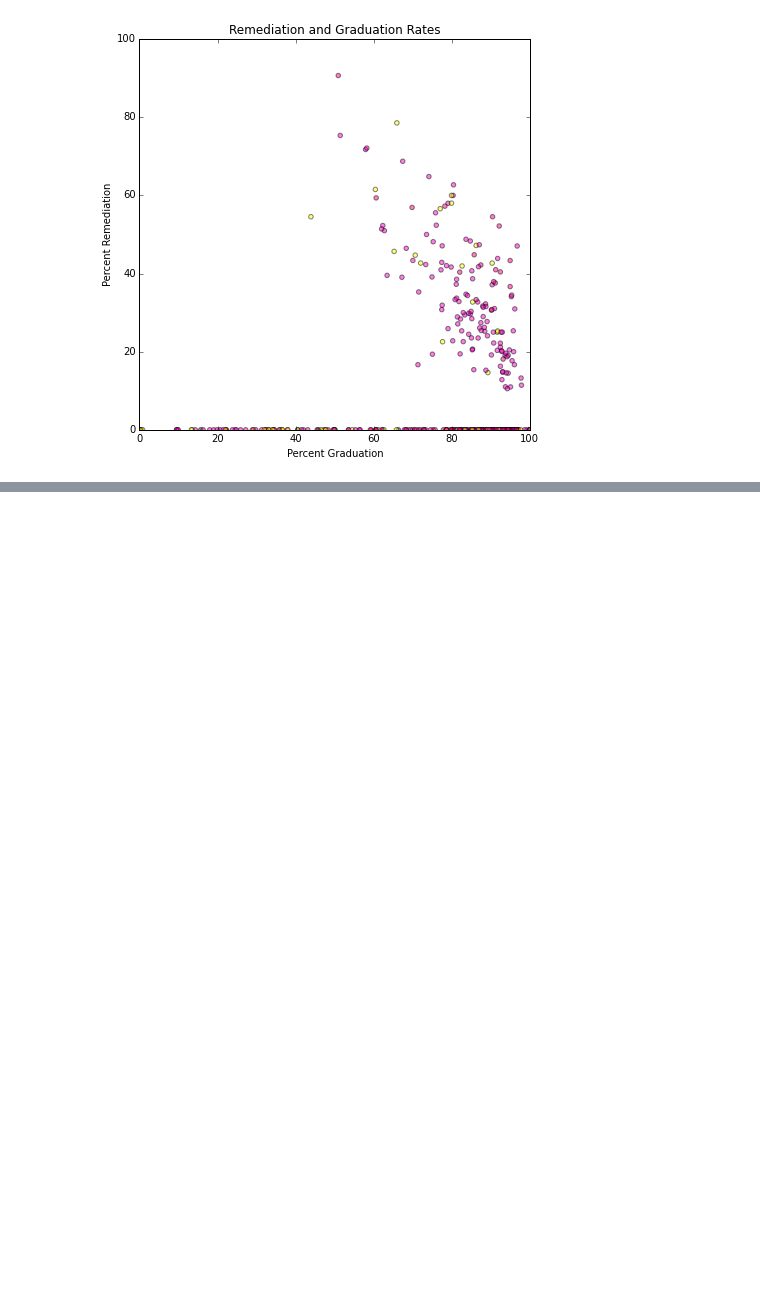
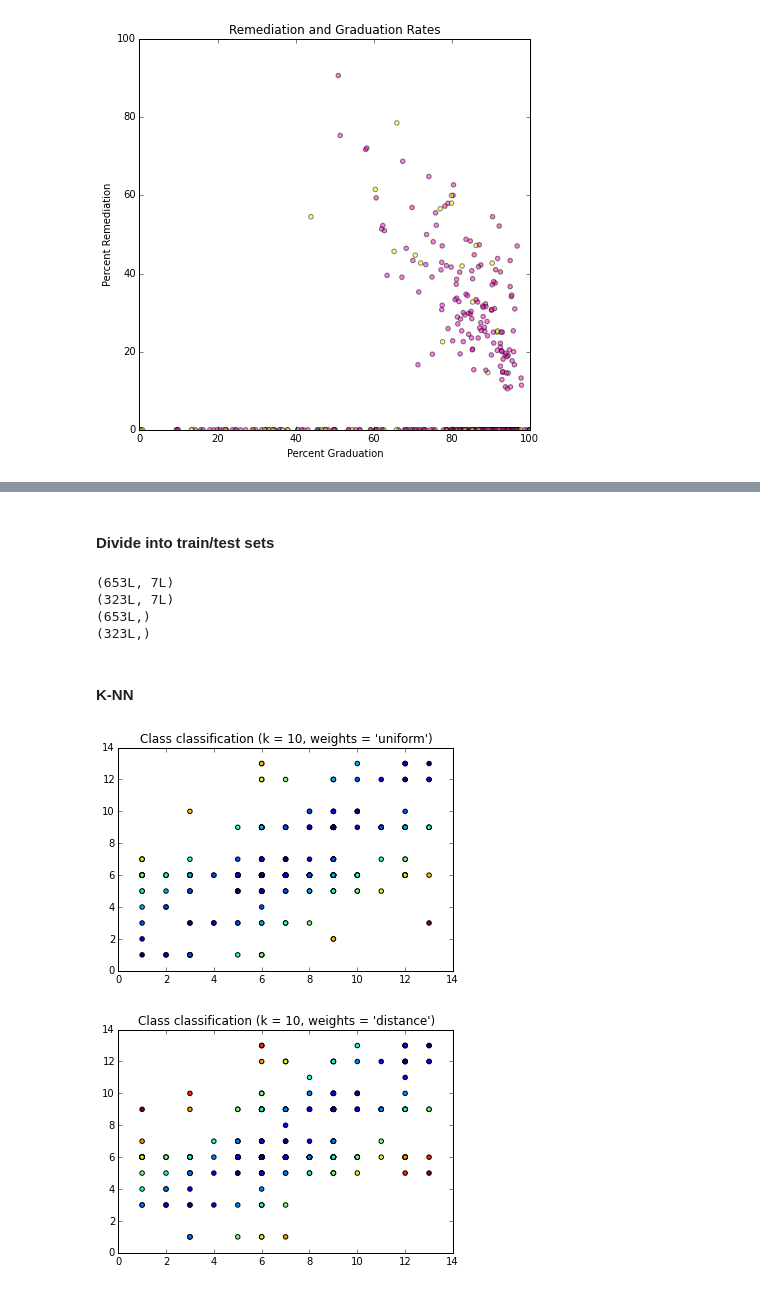
Before and after one commit to MinHyung-Kang/ColoradoEducation, a Jupyter notebook: Data_Exploration.ipynb, the cells around one changed output, grey strips where cells are left out. Drawn from its saved outputs; the diff is of its cells as text; code cells hidden in the pictures; blank space fills up the shorter version.

Commit message:
Elementary-Ethnical Rudimentary Analysis added

```diff
--- a/Data_Exploration.ipynb
+++ b/Data_Exploration.ipynb
@@ -319,0 +351,6 @@ plt.ylabel("Percent Remediation")
+# %%
+# Got rid of NA vals
+ee_data = ethnic_elementary_data[np.all(ethnic_elementary_data != -1, axis=1)]
+print(ethnic_names)
+print(ee_data.shape)
+print(ee_data)
@@ -319,0 +370,5 @@ plt.ylabel("Percent Remediation")
+# %%
+ee_target = ee_data[:,0]
+ee_features = ee_data[:,1:]
+print(ee_target)
+print(ee_features)
@@ -319,0 +393,42 @@ plt.ylabel("Percent Remediation")
+# %% [markdown]
+#### Divide into train/test sets
+# %%
+from sklearn.cross_validation import train_test_split
+ee_features_train, ee_features_test, ee_target_train, ee_target_test = train_test_split(ee_features, ee_target, test_size=0.33, random_state=42)
+print(ee_features_train.shape)
+print(ee_features_test.shape)
+print(ee_target_train.shape)
+print(ee_target_test.shape)
+# %% [output]
+(653L, 7L)
+(323L, 7L)
+(653L,)
+(323L,)
+# %% [markdown]
+#### K-NN
+# %%
+import numpy as np
+import matplotlib.pyplot as plt
+from sklearn import neighbors
+
+n_neighbors = 10
+
+for weights in ['uniform', 'distance']:
+    # we create an instance of Neighbours Classifier and fit the data.
+    clf = neighbors.KNeighborsClassifier(n_neighbors, weights=weights)
+    clf.fit(ee_features_train, ee_target_train)
+    ee_pred = clf.predict(ee_features_test)
+
+    colors = {}
+
+    colors = abs(ee_target_test - ee_pred)
+
+    plt.figure()
+    plt.scatter(ee_target_test, ee_pred, c= colors)
+
+    # Plot also the training points
+    plt.title("Class classification (k = %i, weights = '%s')"
+              % (n_neighbors, weights))
+# %% [output]
+[figure, added]
+[figure, added]
```
Also changed, not shown: parts of 18 cells of this notebook.
